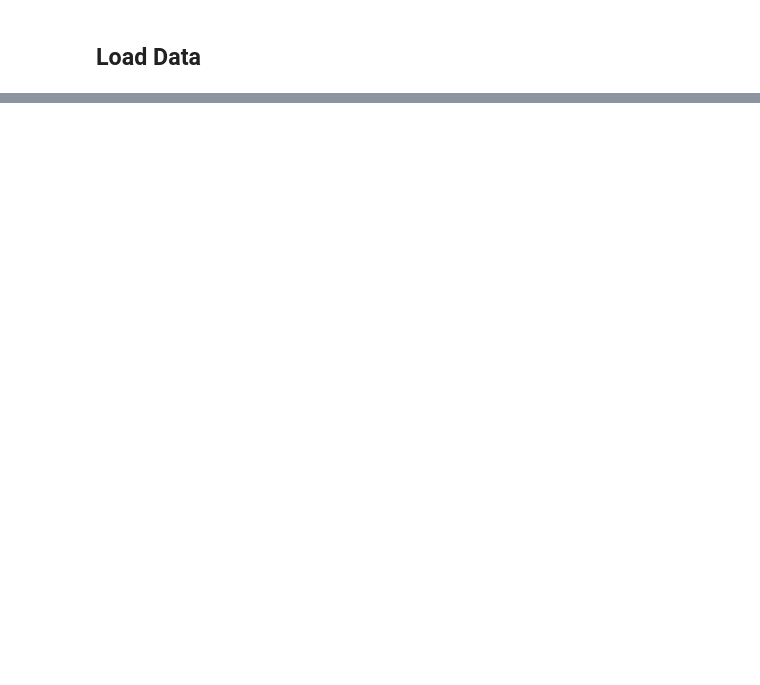
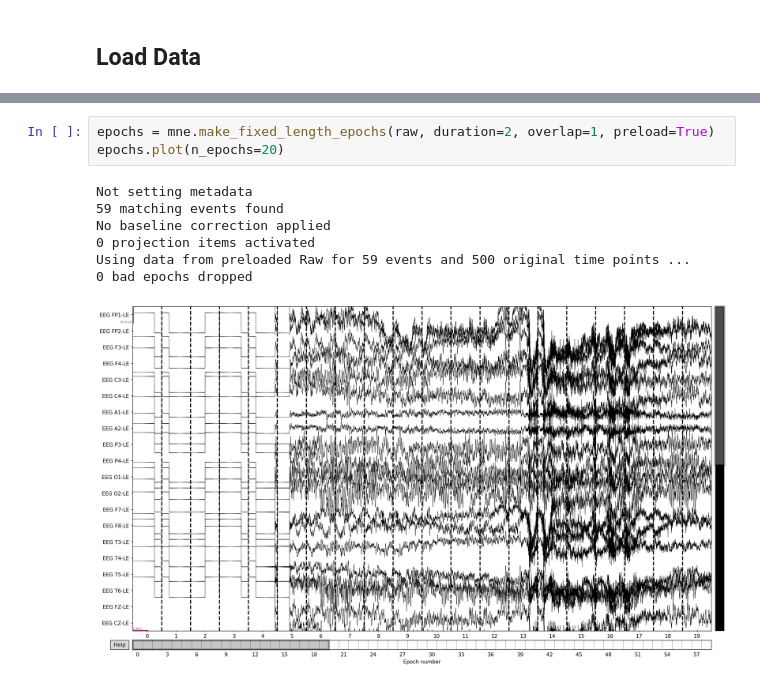
Before and after one commit to Loic017/TinyML-for-Epileptic-Seizures, a Jupyter notebook: eeg_testing.ipynb, the cells around one changed output, grey strips where cells are left out. Saved outputs shown, nothing was run; the diff lists cells and outputs as text; blank space fills up the shorter version.

Commit message:
Epochs

```diff
--- a/eeg_testing.ipynb
+++ b/eeg_testing.ipynb
@@ -88,0 +90,11 @@ Ready.
+# %%
+epochs = mne.make_fixed_length_epochs(raw, duration=2, overlap=1, preload=True)
+epochs.plot(n_epochs=20)
+# %% [output]
+Not setting metadata
+59 matching events found
+No baseline correction applied
+0 projection items activated
+Using data from preloaded Raw for 59 events and 500 original time points ...
+0 bad epochs dropped
+[figure, added]
```
Also changed, not shown: parts of 6 cells of this notebook, 1 other file.
